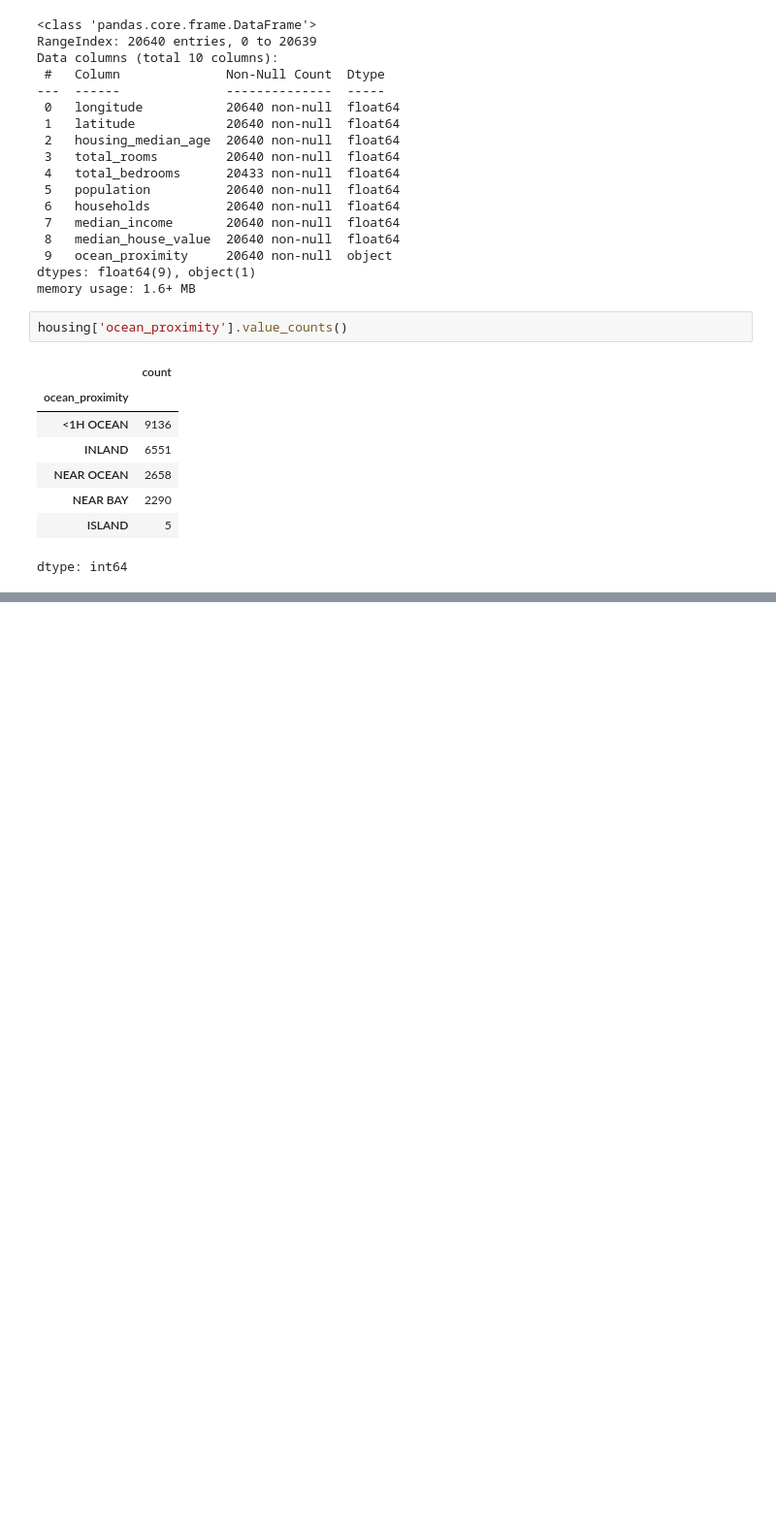
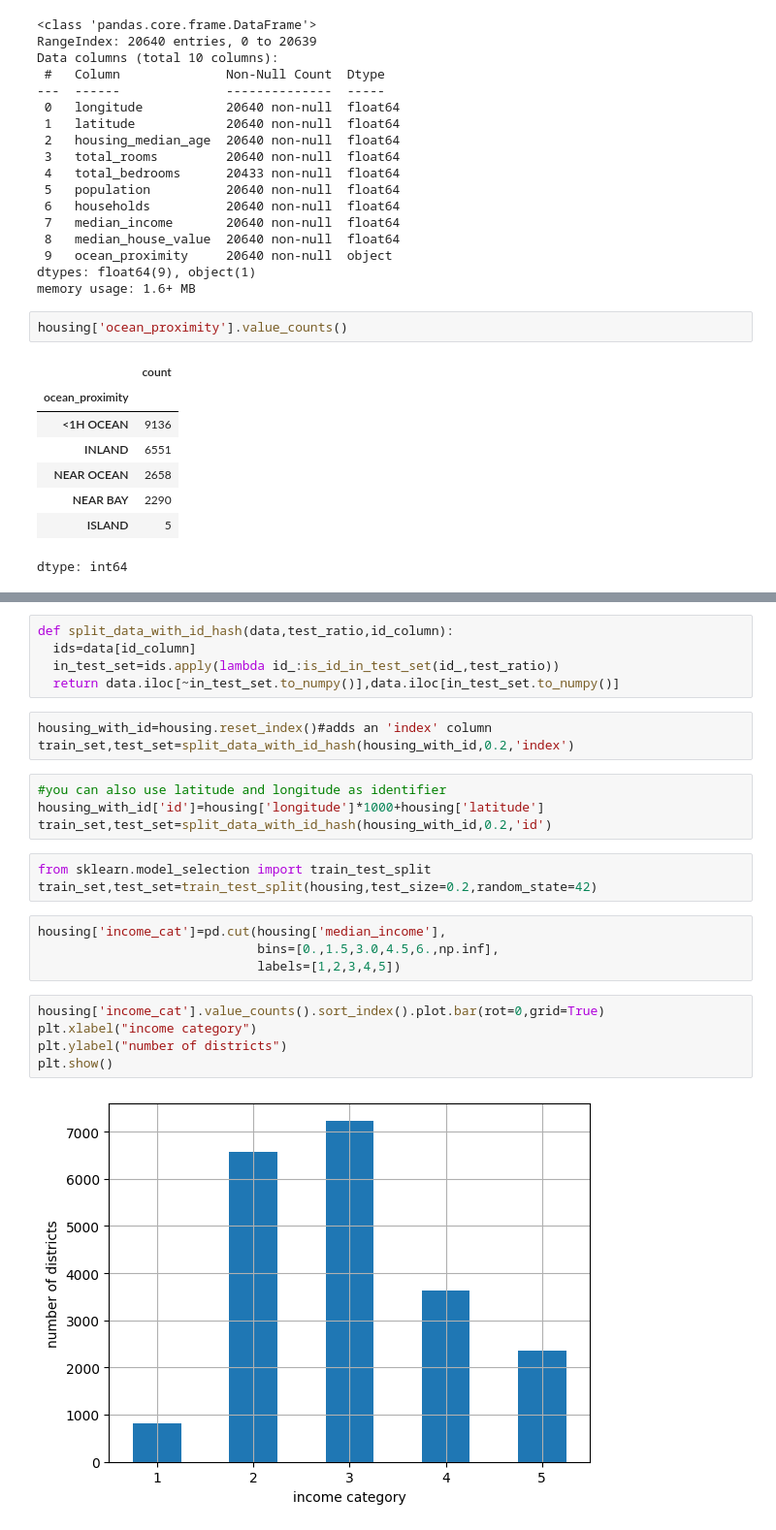
Before and after one commit to mengji-dhanush/California-Housing-Price-Prediction-Model, a Jupyter notebook: California_house_pricing_prediction.ipynb, the cells around one changed output, grey strips where cells are left out. Shown at 97% size. Drawn from its saved outputs; the diff is of its cells as text; blank space fills up the shorter version.

```diff
--- a/California_house_pricing_prediction.ipynb
+++ b/California_house_pricing_prediction.ipynb
@@ -73,0 +105,26 @@ housing.describe()
+# %%
+def split_data_with_id_hash(data,test_ratio,id_column):
+  ids=data[id_column]
+  in_test_set=ids.apply(lambda id_:is_id_in_test_set(id_,test_ratio))
+  return data.iloc[~in_test_set.to_numpy()],data.iloc[in_test_set.to_numpy()]
+# %%
+housing_with_id=housing.reset_index()#adds an 'index' column
+train_set,test_set=split_data_with_id_hash(housing_with_id,0.2,'index')
+# %%
+#you can also use latitude and longitude as identifier
+housing_with_id['id']=housing['longitude']*1000+housing['latitude']
+train_set,test_set=split_data_with_id_hash(housing_with_id,0.2,'id')
+# %%
+from sklearn.model_selection import train_test_split
+train_set,test_set=train_test_split(housing,test_size=0.2,random_state=42)
+# %%
+housing['income_cat']=pd.cut(housing['median_income'],
+                             bins=[0.,1.5,3.0,4.5,6.,np.inf],
+                             labels=[1,2,3,4,5])
+# %%
+housing['income_cat'].value_counts().sort_index().plot.bar(rot=0,grid=True)
+plt.xlabel("income category")
+plt.ylabel("number of districts")
+plt.show()
+# %% [output]
+[figure, added]
```
Also changed, not shown: parts of 15 cells of this notebook.
